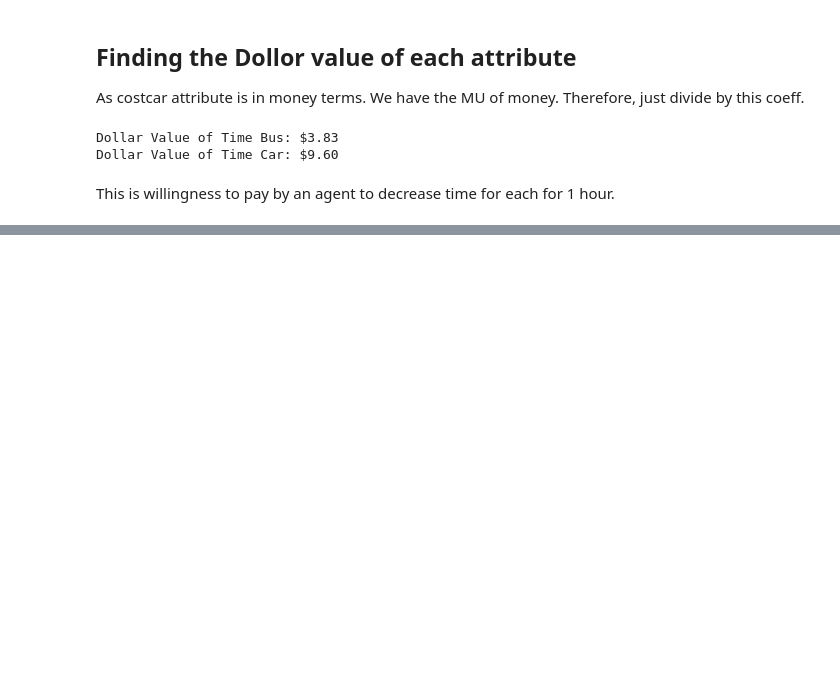
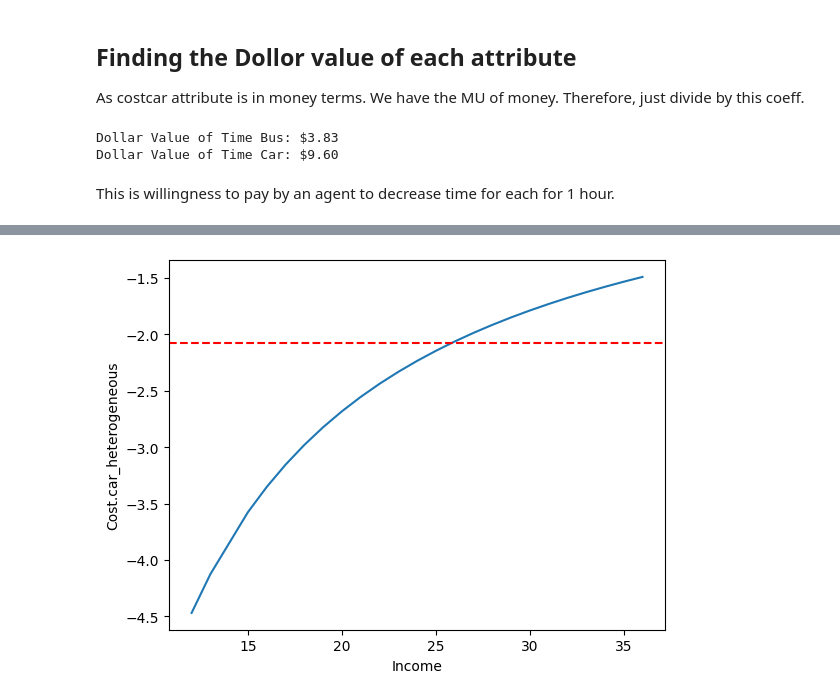
Before and after one commit to M-Naderitabar/StructuralEconometrics, a Jupyter notebook: Structural Econometrics Projects/Topics in Advanced Econometrics/2- Logit/LogitModel.ipynb, the cells around one changed output, grey strips where cells are left out. Cells and saved outputs as stored; diff of their text form; code cells hidden in the pictures; blank space fills up the shorter version.

Commit message:
Logit more done

```diff
--- a/Structural Econometrics Projects/Topics in Advanced Econometrics/2- Logit/LogitModel.ipynb
+++ b/Structural Econometrics Projects/Topics in Advanced Econometrics/2- Logit/LogitModel.ipynb
@@ -74,9 +74,9 @@ $$
 \beta_z P_{n i}\left(1-P_{n i}\right)
 $$
 # %%
-predictions = result.predict(X)
+predictions = result1.predict(X)
 
-coefficients = result.params
+coefficients = result1.params
 timecar_coefficient = coefficients['time.car']
 timebus_coefficient = coefficients['time.bus']
 costcar_coefficient = coefficients['cost.car']
@@ -126,10 +131,10 @@ X = df[['time.car', 'cost.car_Norm', 'time.bus']]
 X = sm.add_constant(X)
 
 # Fit the binary logit model
-logit_model = sm.Logit(y, X)
-result = logit_model.fit()
+logit_model2 = sm.Logit(y, X)
+result2 = logit_model2.fit()
 # Print the summary of the model
-print(result.summary())
+print(result2.summary())
 # %% [output]
 Optimization terminated successfully.
          Current function value: 0.597449
@@ -153,0 +161,10 @@ time.bus          0.1359      0.029      4.719      0.000       0.079       0.19
+# %%
+predictions = result2.predict(X)
+
+coefficients = result2.params
+costcar_coefficient = coefficients['cost.car_Norm']
+
+df['cost.car_heterogenous'] = costcar_coefficient / df['income']
+summary = df['cost.car_heterogenous'].describe().loc[['min', '25%', '50%', '75%', 'max', 'mean']].round(2)
+print(summary)
+print(result1.params['cost.car'].round(2))
@@ -153,0 +180,22 @@ time.bus          0.1359      0.029      4.719      0.000       0.079       0.19
+# %%
+import matplotlib.pyplot as plt
+
+# Sort the dataframe by income in ascending order
+sorted_df = df.sort_values('income')
+
+# Plot the data
+plt.plot(sorted_df['income'], sorted_df['cost.car_heterogenous'])
+
+# Add a vertical line at a specific x-coordinate
+plt.axhline(y=result1.params['cost.car'].round(2), color='r', linestyle='--')
+
+# Set the x-axis label
+plt.xlabel('Income')
+
+# Set the y-axis label
+plt.ylabel('Cost.car_heterogeneous')
+
+# Show the plot
+plt.show()
+# %% [output]
+[figure, added]
```
Also changed, not shown: parts of 31 cells of this notebook, 4 other files.
